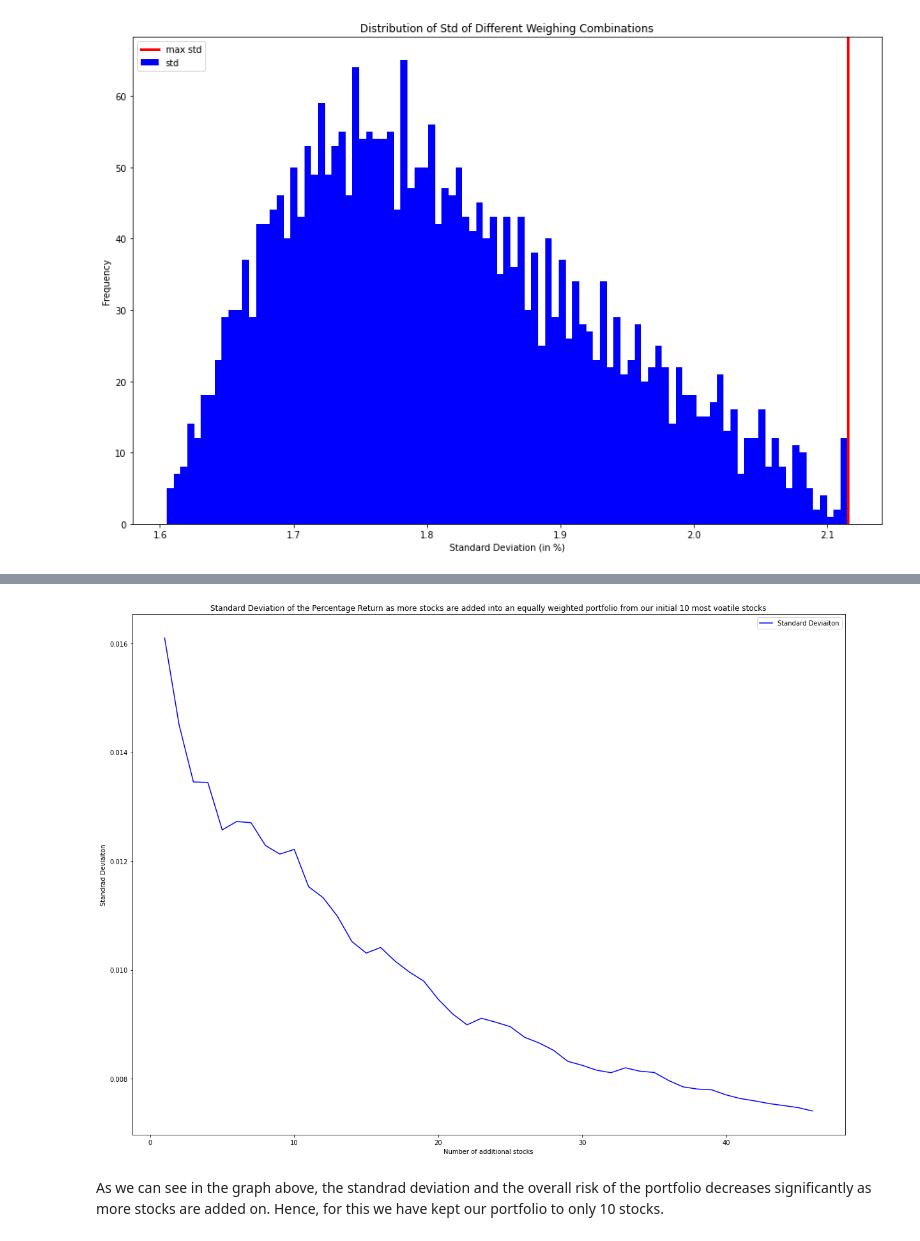
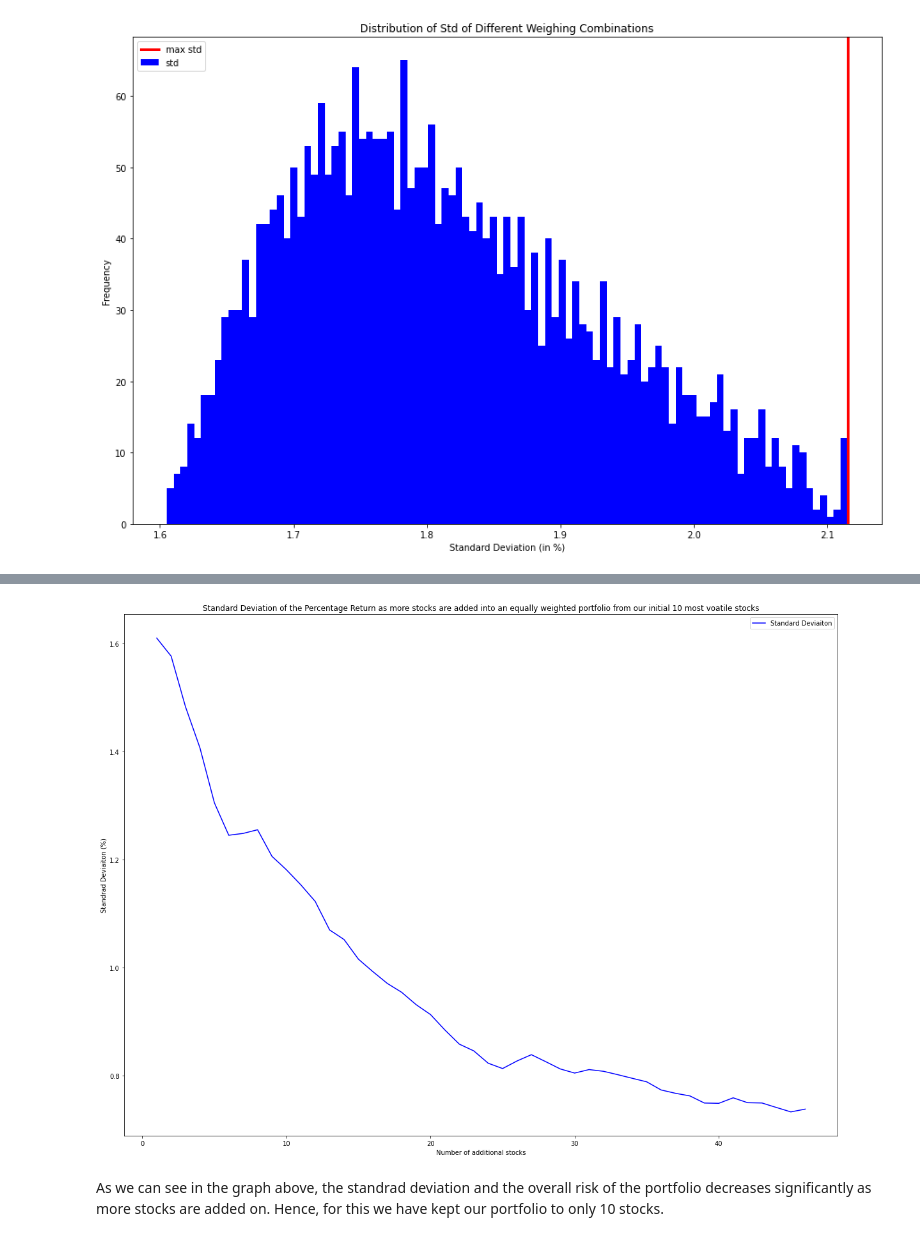
Before and after one commit to gnishiwaki/Team3-CFM101, a Jupyter notebook: Team_17_Assignment.ipynb, the cells around one changed output, grey strips where cells are left out. Drawn from its saved outputs; the diff is of its cells as text; code cells hidden in the pictures.

```diff
--- a/Team_17_Assignment.ipynb
+++ b/Team_17_Assignment.ipynb
@@ -182,8 +183,15 @@ def volume_filter():
 
     # Find the ticker that meets the criteria
     for i in us_stock_lst:
-        if avg_daily_volume(i.info['symbol']) >= min_avg_daily_volume:
+        symbol = i.info['symbol']
+
+        # Skip tickers that are listed after the start_date or delisted before the end_date
+        if all_price_df[symbol].isnull().values.any():
+            continue # Skip this ticker
+        # Filter based on average daily volumne
+        elif avg_daily_volume(i.info['symbol']) >= min_avg_daily_volume:
             valid_stock_list.append(i)
+
 
     # Return all valid stocks
     return valid_stock_list
@@ -333,7 +341,7 @@ number_of_increment = 8
 increment = (max_weight - min_weight)/number_of_increment
 # %%
 ### Define a function for calculation of portfolio Standard Deviation
-def portfolio_cal_std(tickers, weights, start_date, end_date, investment=100000):
+def portfolio_cal(tickers, weights, start_date, end_date, investment=100000):
     # Load the global variable price dataframe
     global all_price_df
 
@@ -348,11 +356,14 @@ def portfolio_cal_std(tickers, weights, start_date, end_date, investment=100000)
         shares = (investment * weights[i] / port_df.loc[start_date, tickers[i]])
         port_df[tickers[i]] = port_df[tickers[i]] * shares
 
+    # Calculate the portfolio value
+    port_df['Portfolio_Value'] = port_df[tickers].sum(axis=1)
+
     # Calculate percentage returns
-    port_df['Percent_Return'] = port_df[tickers].sum(axis=1).pct_change() * 100
+    port_df['Percent_Return'] = port_df['Portfolio_Value'].pct_change() * 100
 
     # Calculate and return the portfolio standard deviation
-    return port_df['Percent_Return'].std()
+    return port_df[['Portfolio_Value', 'Percent_Return']]
 # %%
 # Define variables
 all_std = []
@@ -469,59 +481,42 @@ plt.show()
 # %%
-### Step #9: Given the chosen portfolio of 10 stocks, graph the change in portfolio standard deviation as other risky stocks (from the 10 that weren’t chosen in Step 4) are added in
-max_corr_ticker_lst
-#Will beging to remove stocks
-rest_of_stocks = filtered_stocks.copy()
+# Take a copy of the filtered stocks, with just the stock names
+rest_of_stocks_name = []
+for i in filtered_stocks:
+    rest_of_stocks_name.append(i.info['symbol'])
 
-#Filter out max_corr_lst
+# Filter out stocks already included max_corr_lst, and store the remaining
 for y in range (len (max_corr_ticker_lst)):
+    for u in range (len (rest_of_stocks_name)):
+        if (max_corr_ticker_lst[y] == rest_of_stocks_name[u]):
+            rest_of_stocks_name.pop(u)
+            break # Break this loop, and move on to the next stock
 
-    for u in range (len (rest_of_stocks)-1):
-
-        if (max_corr_ticker_lst[y] == rest_of_stocks[u].info['symbol']):
-            rest_of_stocks.pop(u)
-max_corr_ticker_lst
-rest_of_stocks
-#Array with just the stock names
-rest_of_stocks_name = []
-for g in rest_of_stocks:
-    rest_of_stocks_name.append(g.info['symbol'])
-
-rest_of_stocks_name
-#Array that contains all of the stocks names Will be used later on for reference
+#Array that contains all of the stocks names that will be used later on for reference
 all_stock_names = rest_of_stocks_name + max_corr_ticker_lst
 
-all_stock_names
 #Begin to try to make the code block below recursive
-#Need to make it accumulatively recursive
-
 SD_array = []
 
+# Find the std of the portfolio, store in in SD_array for plotting
 def find_std(dataframe, num_list_of_stocks):
-    portfolio_std = dataframe.pct_change().std()[num_list_of_stocks-1]
-
+    portfolio_std = dataframe.pct_change().std()[num_list_of_stocks-1] * 100
     SD_array.append(portfolio_std)
 
 def collect_multiple_std(initial_10, stocks_add_on): #stocks_add_on needs to be rest_of_stocks_name
     global all_price_df
 
-    collection_of_dataframes = []
-
-    #Just the dataframe with 10 stocks
-    for g in initial_10:
-        collection_of_dataframes.append(pd.DataFrame(all_price_df.loc[:,g]))
-
-    shares_10_df = pd.concat(collection_of_dataframes, join='inner', axis=1)
-    #Up to here works 100%
-
-    #Calculates number of stocks I need
+    # Get the dataframe consisting of the initial 10 stocks
+    shares_10_df = all_price_df[initial_10]
+    '''
+    #Calculates money given to each stock, assuming evenly distributed
     money_per_stock = 100000/10
 
-    #Number of shares
+    # Number of shares
     num_shares = []
     for h in range(len(initial_10)):
         num_shares.append(money_per_stock / shares_10_df.iloc[0,h])
 
-    #Create the portfolio value
+    # Create the portfolio value
     portfolio_value = 0
     for k in range(len(initial_10)):
         portfolio_value = portfolio_value + num_shares[k]*shares_10_df.iloc[:,k]
@@ -533,18 +528,21 @@ def collect_multiple_std(initial_10, stocks_add_on): #stocks_add_on needs to be
 
     portfolio_dataframe_10= pd.concat([shares_10_df, portfolio_frame], join='inner', axis=1)
 
-    #Drop the duplicate column
+    # Drop the duplicate column
     portfolio_dataframe_10.drop(columns=['Date'], inplace=True)
     find_std(portfolio_dataframe_10, len(portfolio_dataframe_10.columns))
+    '''
+    # First add the portfolio of our chosen 10 stocks, assuming for evenly distributed weights
+    equal_weight = [1/len(initial_10)] * len(initial_10)
+    intial_10_std = portfolio_cal(initial_10, equal_weight, start_date, end_date)['Percent_Return'].std()
+    SD_array.append(intial_10_std)
 
-    #Up to here works 100%
+    # Now make the loop to make more stocks
+    current_frame_array = [shares_10_df.copy()]
 
-    ## Now make the loop to make more stocks
-    current_frame_array = [shares_10_df.copy()]
     for g in range (len (stocks_add_on)):
         next_frame = (pd.DataFrame(all_price_df.loc[:,stocks_add_on[g]]))
         current_frame_array.append(next_frame)
-
         current_frame = pd.concat(current_frame_array, join='inner',axis=1)
 
         #Amount of money per stock
@@ -565,31 +563,25 @@ def collect_multiple_std(initial_10, stocks_add_on): #stocks_add_on needs to be
 
         portfolio_frame = pd.DataFrame(data)
 
-        portfolio_dataframe= pd.concat([shares_10_df, portfolio_frame], join='inner', axis=1)
+        portfolio_dataframe = pd.concat([shares_10_df, portfolio_frame], join='inner', axis=1)
 
         #Drop the duplicate column
         portfolio_dataframe.drop(columns=['Date'], inplace=True)
 
         find_std(portfolio_dataframe, len(portfolio_dataframe.columns))
 
-
-
 collect_multiple_std(max_corr_ticker_lst, rest_of_stocks_name)
-SD_array
-
-
-
 
 nums = []
 for k in range (46):
     nums.append(k+1)
 
-#graphing out portion
+# Graphing out portion
 plt.figure(figsize=(20,15))
 
 plt.plot(nums, SD_array, color='b', label='Standard Deviaiton')
 plt.legend(loc='best')
 plt.title('Standard Deviation of the Percentage Return as more stocks are added into an equally weighted portfolio from our initial 10 most voatile stocks')
 plt.xlabel('Number of additional stocks')
-plt.ylabel('Standrad Deviaiton')
+plt.ylabel('Standrad Deviaiton (%)')
 # %% [output]
@@ -597,4 +589,4 @@ Text(0, 0.5, 'Standrad Deviaiton')
-[figure, old version]
+[figure, new version]
 # %% [markdown]
 As we can see in the graph above, the standrad deviation and the overall risk of the portfolio decreases significantly as more stocks are added on. Hence, for this we have kept our portfolio to only 10 stocks.
 # %% [markdown]
```
Also changed, not shown: parts of 20 cells of this notebook, 1 other file.
